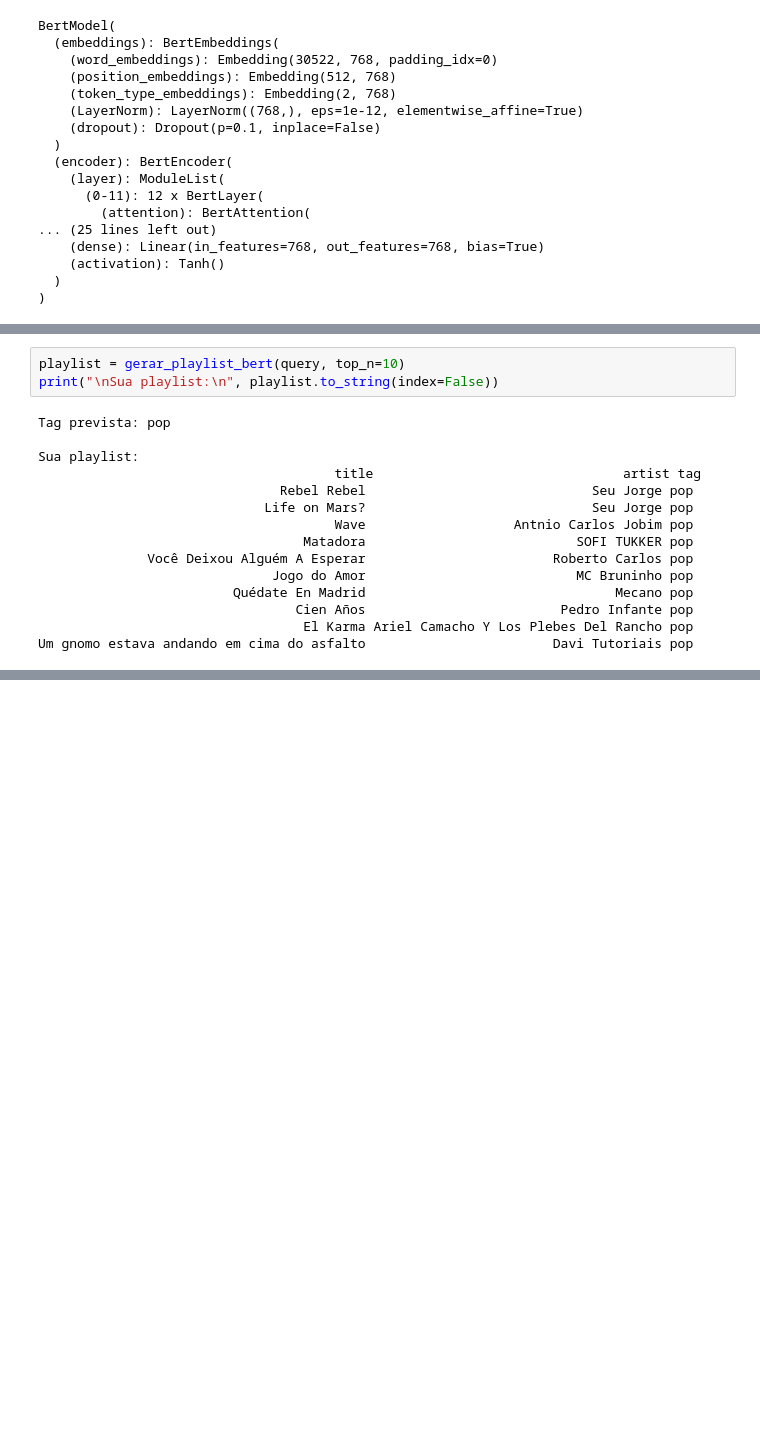
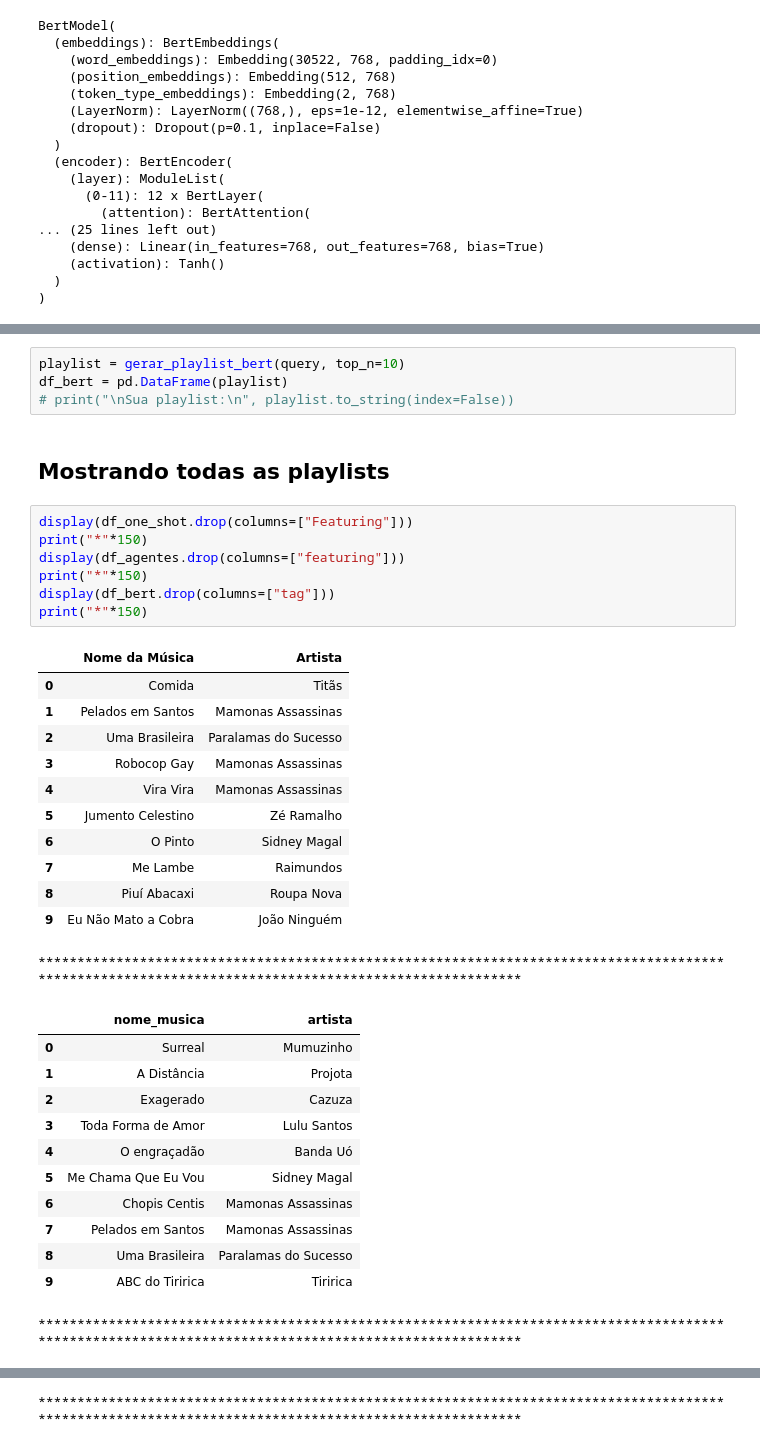
Before and after one commit to antoniolma/playlist-generator-nlp, a Jupyter notebook: main.ipynb, the cells around one changed output, grey strips where cells are left out. Cells and saved outputs as stored; diff of their text form; blank space fills up the shorter version.

```diff
--- a/main.ipynb
+++ b/main.ipynb
@@ -295,19 +395,39 @@ def gerar_playlist_bert(query: str, top_n: int = 10) -> pd.DataFrame:
     return playlist[['title', 'artist', 'tag']]
 # %%
 playlist = gerar_playlist_bert(query, top_n=10)
-print("\nSua playlist:\n", playlist.to_string(index=False))
+df_bert = pd.DataFrame(playlist)
+# print("\nSua playlist:\n", playlist.to_string(index=False))
-# %% [output]
-Tag prevista: pop
-
-Sua playlist:
-                                      title                                artist tag
-                               Rebel Rebel                             Seu Jorge pop
-                             Life on Mars?                             Seu Jorge pop
-                                      Wave                   Antnio Carlos Jobim pop
-                                  Matadora                           SOFI TUKKER pop
-              Você Deixou Alguém A Esperar                        Roberto Carlos pop
-                              Jogo do Amor                           MC Bruninho pop
-                         Quédate En Madrid                                Mecano pop
-                                 Cien Años                         Pedro Infante pop
-                                  El Karma Ariel Camacho Y Los Plebes Del Rancho pop
-Um gnomo estava andando em cima do asfalto                        Davi Tutoriais pop
+# %% [markdown]
+## Mostrando todas as playlists
+# %%
+display(df_one_shot.drop(columns=["Featuring"]))
+print("*"*150)
+display(df_agentes.drop(columns=["featuring"]))
+print("*"*150)
+display(df_bert.drop(columns=["tag"]))
+print("*"*150)
+# %% [output]
+|  | Nome da Música | Artista |
+| 0 | Comida | Titãs |
+| 1 | Pelados em Santos | Mamonas Assassinas |
+| 2 | Uma Brasileira | Paralamas do Sucesso |
+| 3 | Robocop Gay | Mamonas Assassinas |
+| 4 | Vira Vira | Mamonas Assassinas |
+| 5 | Jumento Celestino | Zé Ramalho |
+| 6 | O Pinto | Sidney Magal |
+| 7 | Me Lambe | Raimundos |
+| 8 | Piuí Abacaxi | Roupa Nova |
+| 9 | Eu Não Mato a Cobra | João Ninguém |
+******************************************************************************************************************************************************
+|  | nome_musica | artista |
+| 0 | Surreal | Mumuzinho |
+| 1 | A Distância | Projota |
+| 2 | Exagerado | Cazuza |
+| 3 | Toda Forma de Amor | Lulu Santos |
+| 4 | O engraçadão | Banda Uó |
+| 5 | Me Chama Que Eu Vou | Sidney Magal |
+| 6 | Chopis Centis | Mamonas Assassinas |
+| 7 | Pelados em Santos | Mamonas Assassinas |
+| 8 | Uma Brasileira | Paralamas do Sucesso |
+| 9 | ABC do Tiririca | Tiririca |
+******************************************************************************************************************************************************
@@ -313,0 +445 @@ Um gnomo estava andando em cima do asfalto                        Davi Tutoriais
+******************************************************************************************************************************************************
```
Also changed, not shown: parts of 6 cells of this notebook.
